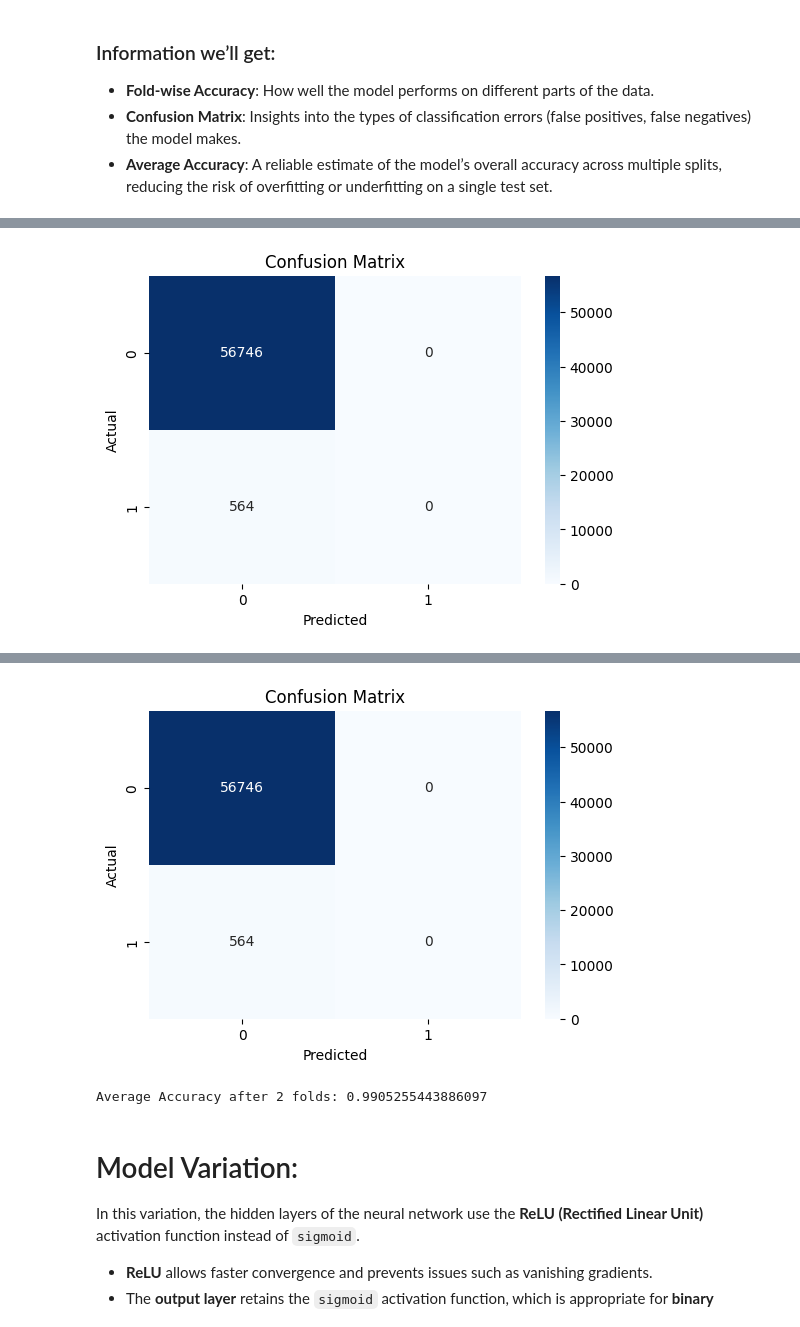
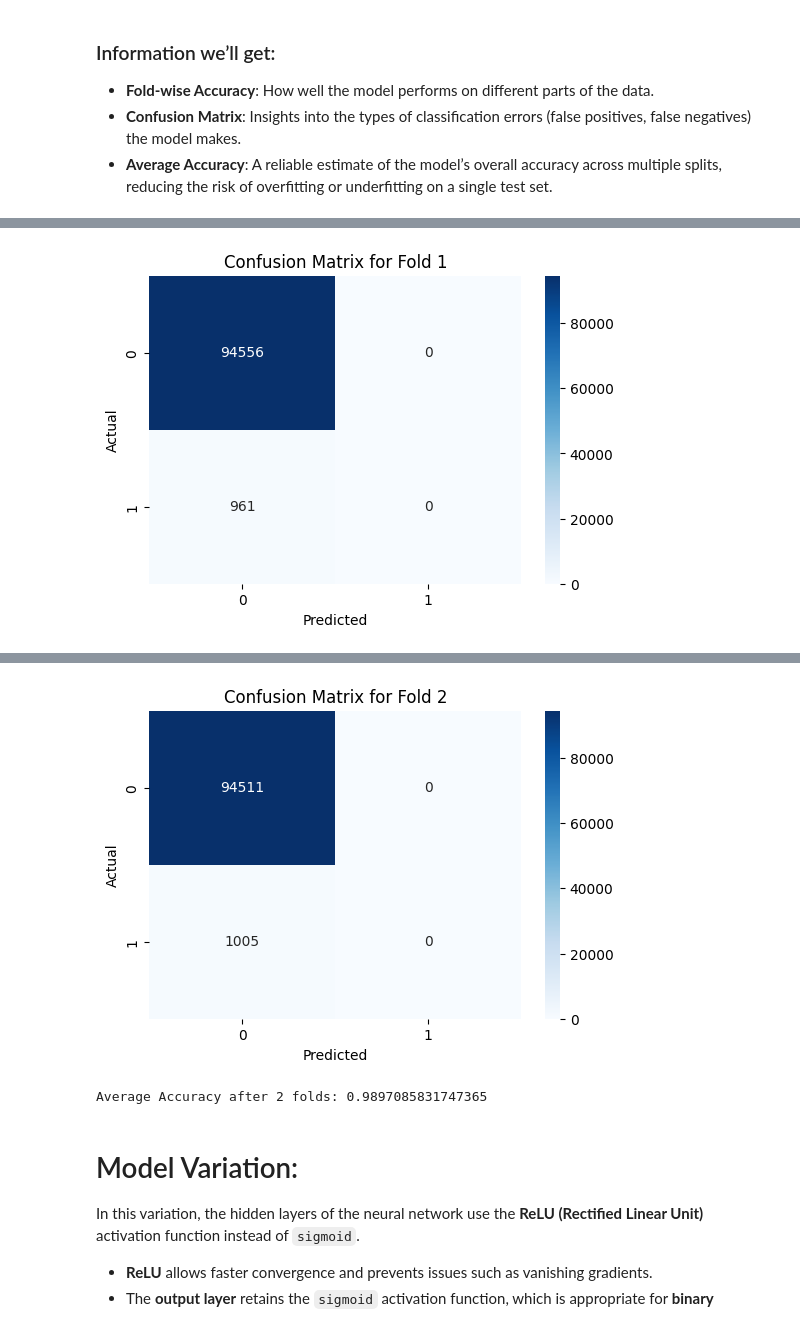
Before and after one commit to GraceLytle/CS597-CyberAI, a Jupyter notebook: notebooks/dataset_2/artificial_neural_network/neural-network-intrusion-detection.ipynb, the cells around one changed output, grey strips where cells are left out. Drawn from its saved outputs; the diff is of its cells as text; code cells hidden in the pictures.

```diff
--- a/notebooks/dataset_2/artificial_neural_network/neural-network-intrusion-detection.ipynb
+++ b/notebooks/dataset_2/artificial_neural_network/neural-network-intrusion-detection.ipynb
@@ -235,28 +241,37 @@ This block of code performs K-Folds Cross-Validation to train and evaluate an Ar
 - **Confusion Matrix**: Insights into the types of classification errors (false positives, false negatives) the model makes.
 - **Average Accuracy**: A reliable estimate of the model’s overall accuracy across multiple splits, reducing the risk of overfitting or underfitting on a single test set.
 # %%
+import numpy as np
+import matplotlib.pyplot as plt
+import seaborn as sns
+from sklearn.model_selection import train_test_split, KFold
+from sklearn.metrics import accuracy_score, confusion_matrix
+import tensorflow as tf
+
 for train_index, test_index in kf.split(X):
     print(f"Training fold {fold_no}...")
 
-    # Splitting data into training and test sets for this fold
+    # Use .iloc to access rows by their index positions
+    X_train, X_test = X.iloc[train_index], X.iloc[test_index]
+    y_train, y_test = y.iloc[train_index], y.iloc[test_index]
 
-    # Initial split into training and test sets
-    X_train, X_test, y_train, y_test = train_test_split(X1, y1, test_size=0.1, random_state=42)
     # Further split X_train and y_train into training and validation sets
     X_train, X_val, y_train, y_val = train_test_split(X_train, y_train, test_size=0.1111, random_state=42)
 
     # Build a new model for each fold
     ann = tf.keras.models.Sequential()
-    ann.add(tf.keras.layers.Dense(units=10,  activation='sigmoid'))
-    ann.add(tf.keras.layers.Dense(units=10,activation='sigmoid'))
-    ann.add(tf.keras.layers.Dense(units=1,activation='sigmoid'))
+    ann.add(tf.keras.layers.Dense(units=10, activation='sigmoid'))
+    ann.add(tf.keras.layers.Dense(units=10, activation='sigmoid'))
+    ann.add(tf.keras.layers.Dense(units=1, activation='sigmoid'))
 
     # Compile the model
     ann.compile(optimizer='adam', loss='binary_crossentropy', metrics=['accuracy'])
 
-    # Train the model (use early stopping or define your own number of epochs)
+    # Early stopping to avoid overfitting (defined here)
+    early_stopping = tf.keras.callbacks.EarlyStopping(monitor='val_loss', patience=3)
+
+    # Train the model
     ann.fit(X_train, y_train, epochs=10, batch_size=32, validation_data=(X_val, y_val), callbacks=[early_stopping])
-
 
     # Evaluate the model on the test data
     y_pred_prob = ann.predict(X_test)
@@ -267,17 +282,20 @@ for train_index, test_index in kf.split(X):
     print(f"Fold {fold_no} Accuracy: {accuracy}")
     all_fold_accuracies.append(accuracy)
 
+    # Generate confusion matrix
+    conf_matrix = confusion_matrix(y_test, y_pred)
+
     # Plot confusion matrix (optional but helpful for visualization)
     plt.figure(figsize=(6, 4))
     sns.heatmap(conf_matrix, annot=True, fmt='d', cmap='Blues')
     plt.ylabel('Actual')
     plt.xlabel('Predicted')
-    plt.title('Confusion Matrix')
+    plt.title(f'Confusion Matrix for Fold {fold_no}')
     plt.show()
 
     fold_no += 1
 
 # Average accuracy across all folds
 average_accuracy = np.mean(all_fold_accuracies)
-print(f"Average Accuracy after {k} folds: {average_accuracy}")
+print(f"Average Accuracy after {kf.get_n_splits()} folds: {average_accuracy}")
 # %% [output]
@@ -301 +319 @@ Fold 3 Accuracy: 0.9905255443886097
-[figure, old version]
+[figure, new version]
@@ -319,5 +335,5 @@ Fold 4 Accuracy: 0.9905255443886097
-[figure, old version]
+[figure, new version]
-Average Accuracy after 2 folds: 0.9905255443886097
+Average Accuracy after 2 folds: 0.9897085831747365
 # %% [markdown]
 # Model Variation:
 In this variation, the hidden layers of the neural network use the **ReLU (Rectified Linear Unit)** activation function instead of `sigmoid`.
```
Also changed, not shown: parts of 2 cells of this notebook, 4 other files.
